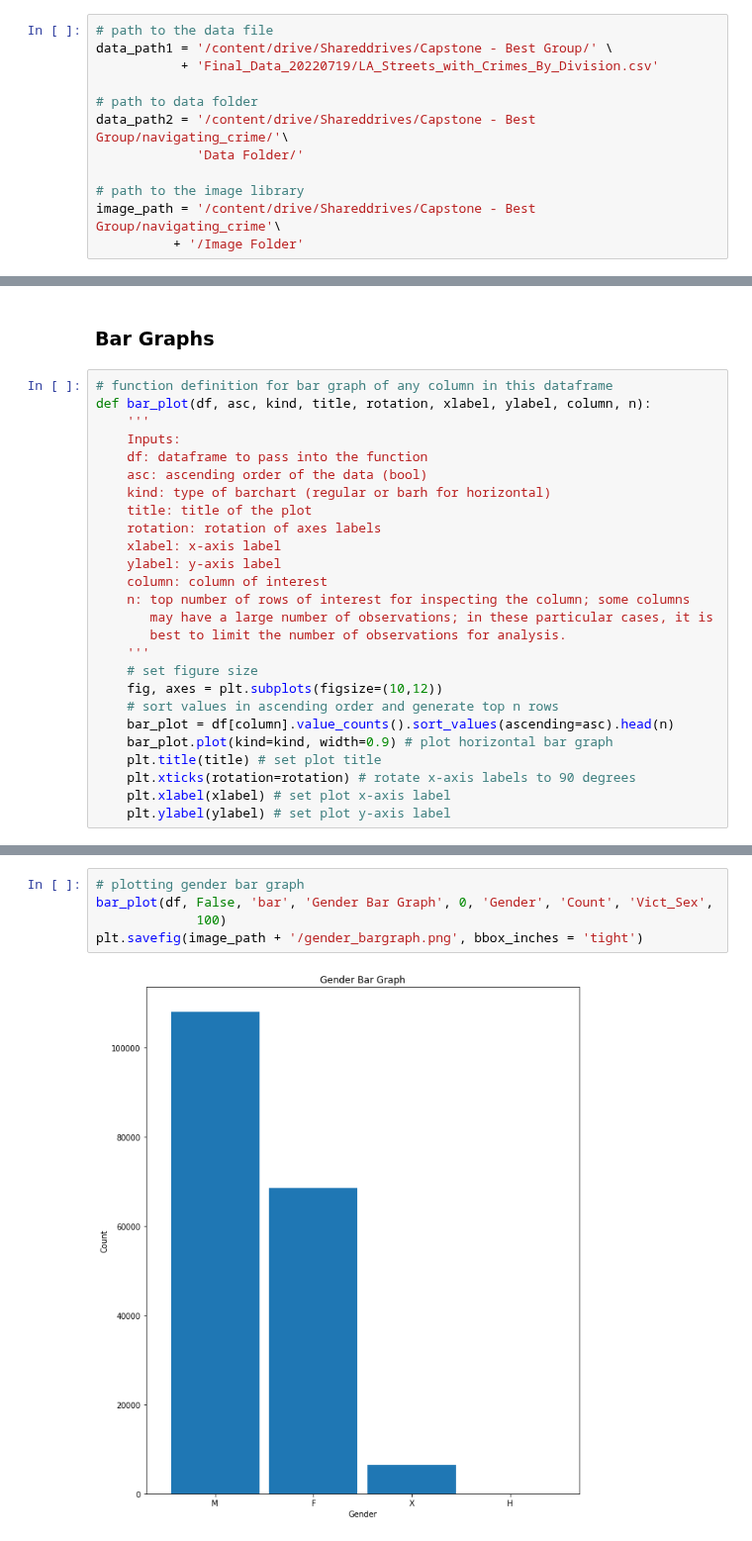
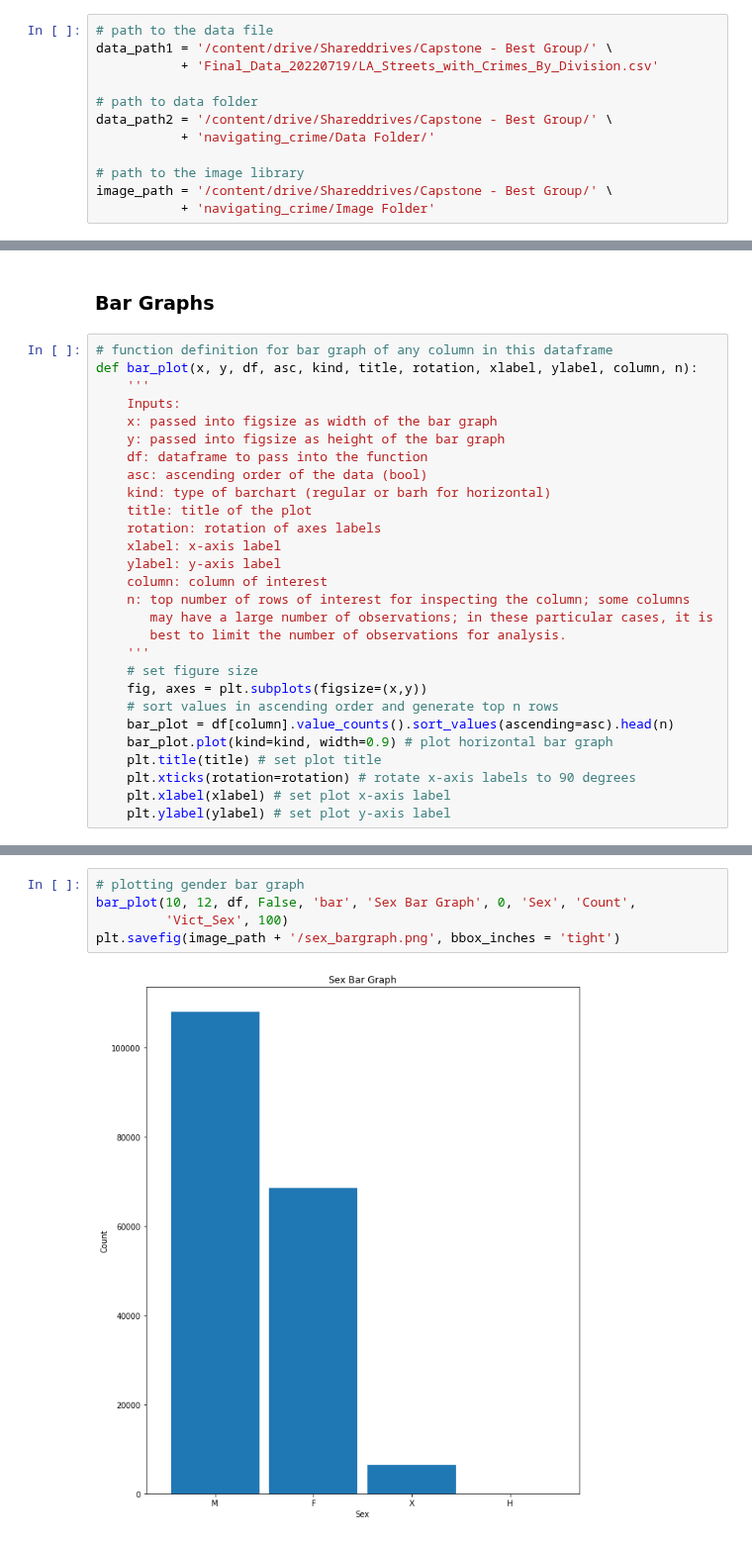
Before and after one commit to MSADS-Capstone/navigating_crime, a Jupyter notebook: Code Library/data_exploration_phase1.ipynb, the cells around one changed output, grey strips where cells are left out. Shown at 99% size. Saved outputs shown, nothing was run; the diff lists cells and outputs as text.

```diff
--- a/Code Library/data_exploration_phase1.ipynb
+++ b/Code Library/data_exploration_phase1.ipynb
@@ -38,12 +38,12 @@ data_path1 = '/content/drive/Shareddrives/Capstone - Best Group/' \
            + 'Final_Data_20220719/LA_Streets_with_Crimes_By_Division.csv'
 
 # path to data folder
-data_path2 = '/content/drive/Shareddrives/Capstone - Best Group/navigating_crime/'\
-             'Data Folder/'
+data_path2 = '/content/drive/Shareddrives/Capstone - Best Group/' \
+           + 'navigating_crime/Data Folder/'
 
 # path to the image library
-image_path = '/content/drive/Shareddrives/Capstone - Best Group/navigating_crime'\
-          + '/Image Folder'
+image_path = '/content/drive/Shareddrives/Capstone - Best Group/' \
+           + 'navigating_crime/Image Folder'
 # %%
 # read in the csv file to a dataframe using pandas
 df = pd.read_csv(data_path1, low_memory=False)
@@ -375,9 +375,11 @@ The distribution is negatively skewed.
 ### Bar Graphs
 # %%
 # function definition for bar graph of any column in this dataframe
-def bar_plot(df, asc, kind, title, rotation, xlabel, ylabel, column, n):
+def bar_plot(x, y, df, asc, kind, title, rotation, xlabel, ylabel, column, n):
     '''
     Inputs:
+    x: passed into figsize as width of the bar graph
+    y: passed into figsize as height of the bar graph
     df: dataframe to pass into the function
     asc: ascending order of the data (bool)
     kind: type of barchart (regular or barh for horizontal)
@@ -391,7 +393,7 @@ def bar_plot(df, asc, kind, title, rotation, xlabel, ylabel, column, n):
        best to limit the number of observations for analysis.
     '''
     # set figure size
-    fig, axes = plt.subplots(figsize=(10,12))
+    fig, axes = plt.subplots(figsize=(x,y))
     # sort values in ascending order and generate top n rows
     bar_plot = df[column].value_counts().sort_values(ascending=asc).head(n)
     bar_plot.plot(kind=kind, width=0.9) # plot horizontal bar graph
@@ -422,10 +424,10 @@ plt.savefig(image_path + '/weapon_used_bargraph.png', bbox_inches = 'tight')
 [figure]
 # %%
 # plotting gender bar graph
-bar_plot(df, False, 'bar', 'Gender Bar Graph', 0, 'Gender', 'Count', 'Vict_Sex',
-             100)
-plt.savefig(image_path + '/gender_bargraph.png', bbox_inches = 'tight')
+bar_plot(10, 12, df, False, 'bar', 'Sex Bar Graph', 0, 'Sex', 'Count',
+         'Vict_Sex', 100)
+plt.savefig(image_path + '/sex_bargraph.png', bbox_inches = 'tight')
 # %% [output]
-[figure, old version]
+[figure, new version]
 # %%
 # plotting top ten victim ages
```
Also changed, not shown: parts of 4 cells of this notebook, 2 other files.
